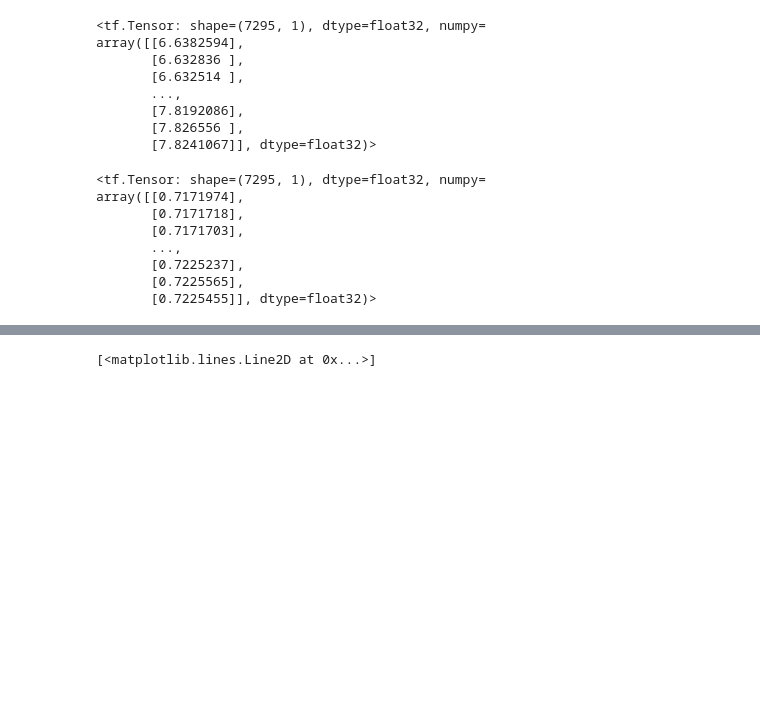
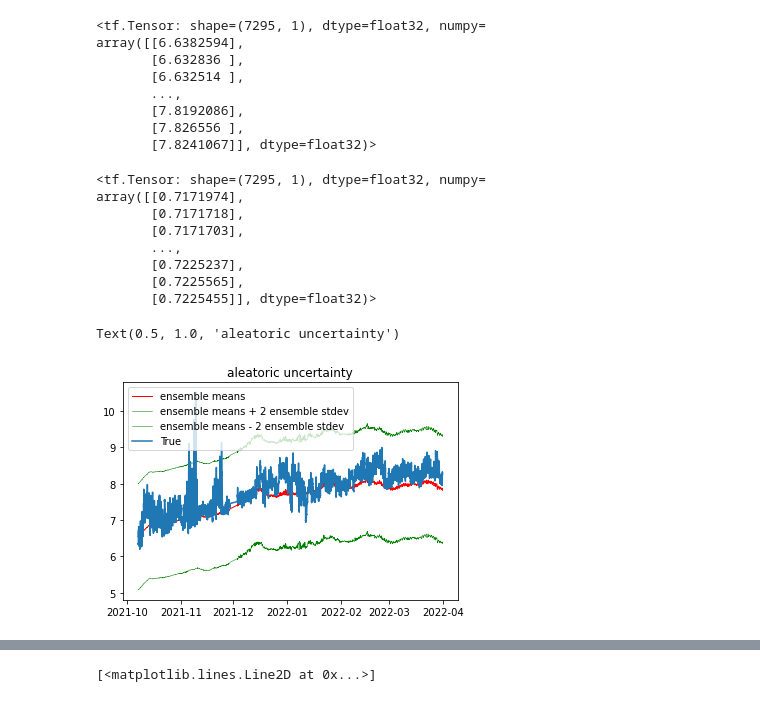
Before and after one commit to Multifaceted/Marine, a Jupyter notebook: Variational with Comments.ipynb, the cells around one changed output, grey strips where cells are left out. Cells and saved outputs as stored; diff of their text form; code cells hidden in the pictures; blank space fills up the shorter version.

Commit message:
add plots

```diff
--- a/Variational with Comments.ipynb
+++ b/Variational with Comments.ipynb
@@ -468,3 +479,39 @@ array([[0.7171974],
        [0.7225237],
        [0.7225565],
        [0.7225455]], dtype=float32)>
+# %%
+x_tst = CTD_Ossigeno_df[["Temperatura(°C)_CTD", "Pressione(db)_CTD", "Ossigeno(mg/l)_CTD", "Temperatura(°C)_Ossigeno", "Pressione(db)_Ossigeno"]].to_numpy()
+# %%
+n_predictions = 1
+# %%
+yhats = [model(x_tst) for _ in range(n_predictions)]
+avgm = np.zeros_like(x_tst[..., 0])
+for i, yhat in enumerate(yhats):
+    m = np.squeeze(yhat.mean())
+    s = np.squeeze(yhat.stddev())
+    if i < 15:
+        plt.plot(CTD_Ossigeno_df["Time_rounded"], m, 'r', label='ensemble means' if i == 0 else None, linewidth=1.)
+        plt.plot(CTD_Ossigeno_df["Time_rounded"], m + 2 * s, 'g', linewidth=0.5, label='ensemble means + 2 ensemble stdev' if i == 0 else None);
+        plt.plot(CTD_Ossigeno_df["Time_rounded"], m - 2 * s, 'g', linewidth=0.5, label='ensemble means - 2 ensemble stdev' if i == 0 else None);
+        plt.plot(CTD_Ossigeno_df["Time_rounded"], CTD_Ossigeno_df["Ossigeno(mg/l)_Ossigeno"], label="True")
+        avgm += m
+plt.legend()
+plt.title("aleatoric uncertainty")
+# plt.plot(x_tst[..., 0], avgm/len(yhats), 'r', label='overall mean', linewidth=4)
+
+# plt.ylim(-0.,17);
+# plt.yticks(np.linspace(0, 15, 4)[1:]);
+# # plt.xticks(np.linspace(*x_range, num=9));
+
+# ax=plt.gca();
+# ax.xaxis.set_ticks_position('bottom')
+# ax.yaxis.set_ticks_position('left')
+# ax.spines['left'].set_position(('data', 0))
+# ax.spines['top'].set_visible(False)
+# ax.spines['right'].set_visible(False)
+# #ax.spines['left'].set_smart_bounds(True)
+# #ax.spines['bottom'].set_smart_bounds(True)
+# plt.legend(loc='center left', fancybox=True, framealpha=0., bbox_to_anchor=(1.05, 0.5))
+# %% [output]
+Text(0.5, 1.0, 'aleatoric uncertainty')
+[figure, added]
```
Also changed, not shown: parts of 8 cells of this notebook.
